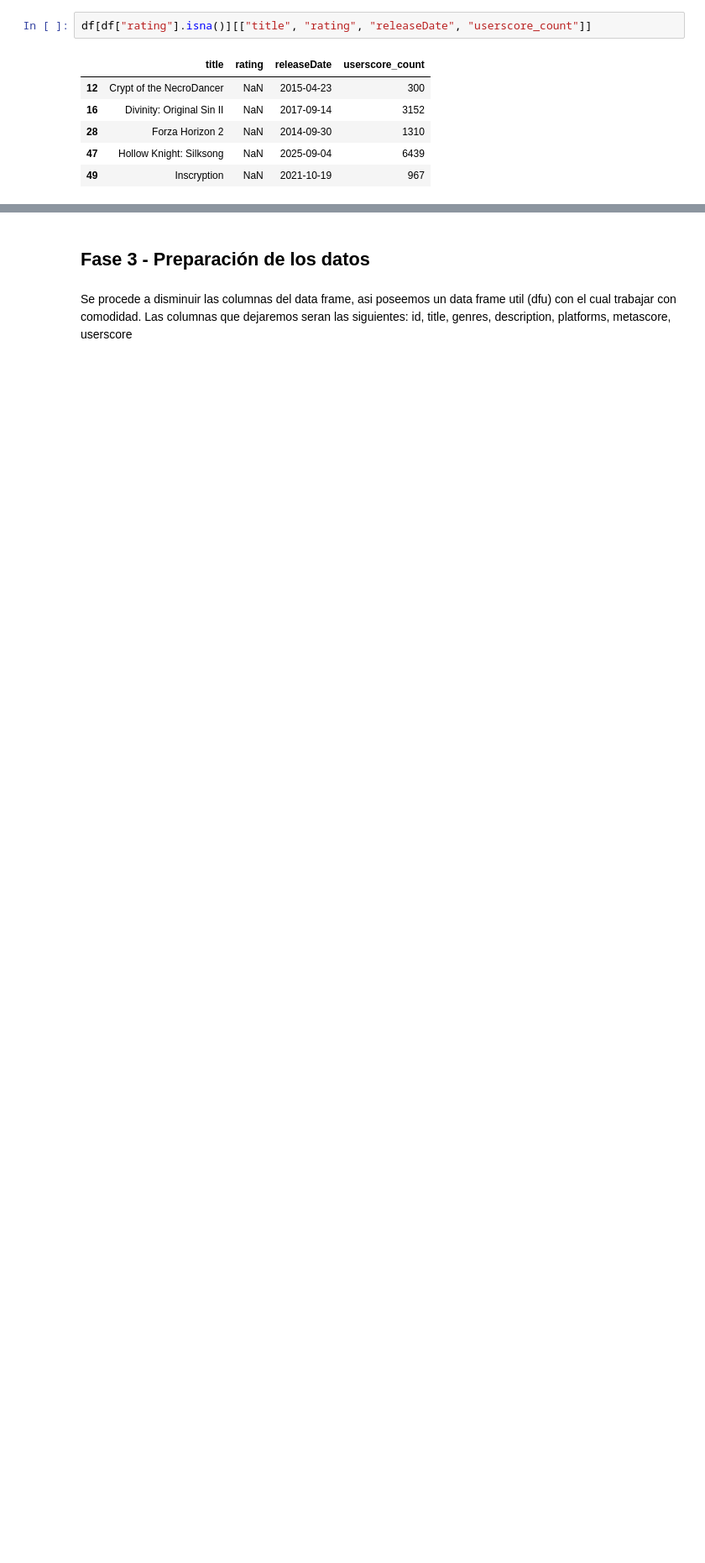
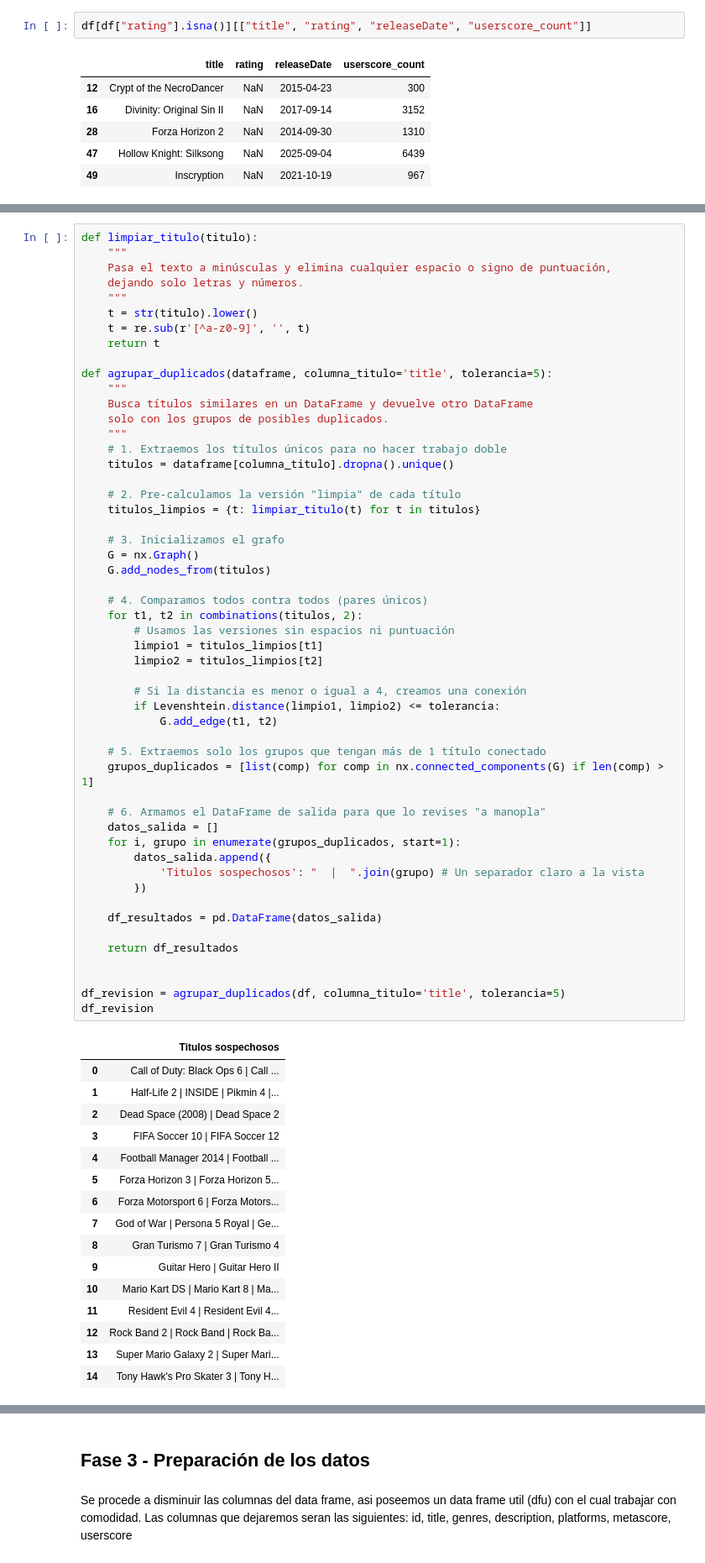
Before and after one commit to SantiagoCiaponi/data-science, a Jupyter notebook: notebooks/data_mining.ipynb, the cells around one changed output, grey strips where cells are left out. Shown at 84% size. Saved outputs shown, nothing was run; the diff lists cells and outputs as text; blank space fills up the shorter version.

```diff
--- a/notebooks/data_mining.ipynb
+++ b/notebooks/data_mining.ipynb
@@ -1308,0 +1391,69 @@ Para mayor veracidad, incluimos los links de donde extraímos el ESRB:
+# %%
+def limpiar_titulo(titulo):
+    """
+    Pasa el texto a minúsculas y elimina cualquier espacio o signo de puntuación,
+    dejando solo letras y números.
+    """
+    t = str(titulo).lower()
+    t = re.sub(r'[^a-z0-9]', '', t)
+    return t
+
+def agrupar_duplicados(dataframe, columna_titulo='title', tolerancia=5):
+    """
+    Busca títulos similares en un DataFrame y devuelve otro DataFrame
+    solo con los grupos de posibles duplicados.
+    """
+    # 1. Extraemos los títulos únicos para no hacer trabajo doble
+    titulos = dataframe[columna_titulo].dropna().unique()
+
+    # 2. Pre-calculamos la versión "limpia" de cada título
+    titulos_limpios = {t: limpiar_titulo(t) for t in titulos}
+
+    # 3. Inicializamos el grafo
+    G = nx.Graph()
+    G.add_nodes_from(titulos)
+
+    # 4. Comparamos todos contra todos (pares únicos)
+    for t1, t2 in combinations(titulos, 2):
+        # Usamos las versiones sin espacios ni puntuación
+        limpio1 = titulos_limpios[t1]
+        limpio2 = titulos_limpios[t2]
+
+        # Si la distancia es menor o igual a 4, creamos una conexión
+        if Levenshtein.distance(limpio1, limpio2) <= tolerancia:
+            G.add_edge(t1, t2)
+
+    # 5. Extraemos solo los grupos que tengan más de 1 título conectado
+    grupos_duplicados = [list(comp) for comp in nx.connected_components(G) if len(comp) > 1]
+
+    # 6. Armamos el DataFrame de salida para que lo revises "a manopla"
+    datos_salida = []
+    for i, grupo in enumerate(grupos_duplicados, start=1):
+        datos_salida.append({
+            'Titulos sospechosos': "  |  ".join(grupo) # Un separador claro a la vista
+        })
+
+    df_resultados = pd.DataFrame(datos_salida)
+
+    return df_resultados
+
+
+df_revision = agrupar_duplicados(df, columna_titulo='title', tolerancia=5)
+df_revision
+# %% [output]
+|  | Titulos sospechosos |
+| 0 | Call of Duty: Black Ops 6 | Call ... |
+| 1 | Half-Life 2 | INSIDE | Pikmin 4 |... |
+| 2 | Dead Space (2008) | Dead Space 2 |
+| 3 | FIFA Soccer 10 | FIFA Soccer 12 |
+| 4 | Football Manager 2014 | Football ... |
+| 5 | Forza Horizon 3 | Forza Horizon 5... |
+| 6 | Forza Motorsport 6 | Forza Motors... |
+| 7 | God of War | Persona 5 Royal | Ge... |
+| 8 | Gran Turismo 7 | Gran Turismo 4 |
+| 9 | Guitar Hero | Guitar Hero II |
+| 10 | Mario Kart DS | Mario Kart 8 | Ma... |
+| 11 | Resident Evil 4 | Resident Evil 4... |
+| 12 | Rock Band 2 | Rock Band | Rock Ba... |
+| 13 | Super Mario Galaxy 2 | Super Mari... |
+| 14 | Tony Hawk's Pro Skater 3 | Tony H... |
```
Also changed, not shown: parts of 16 cells of this notebook.
